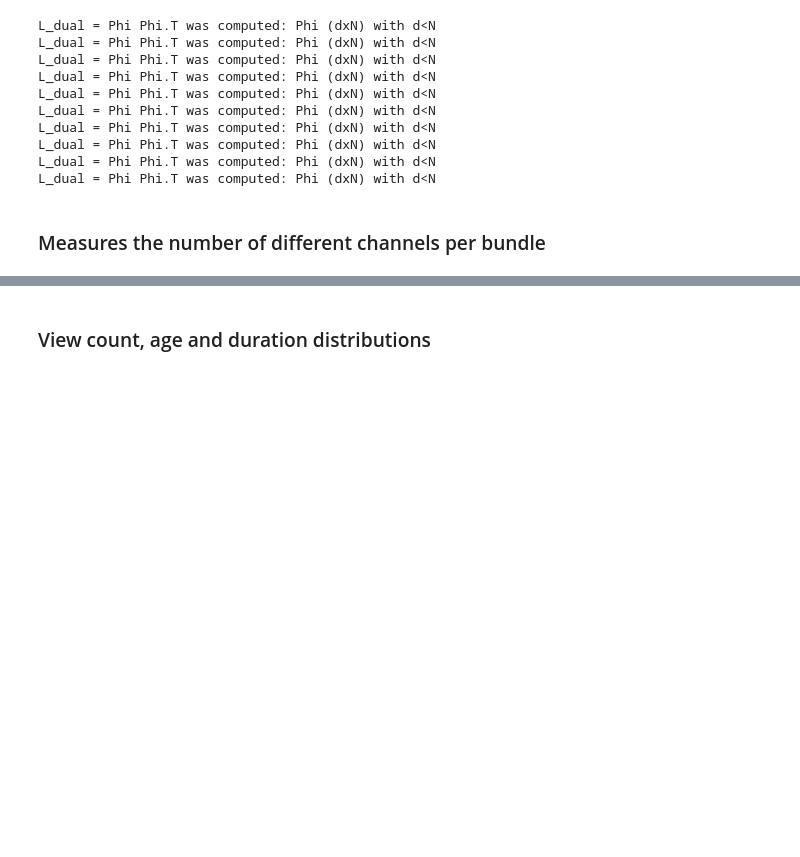
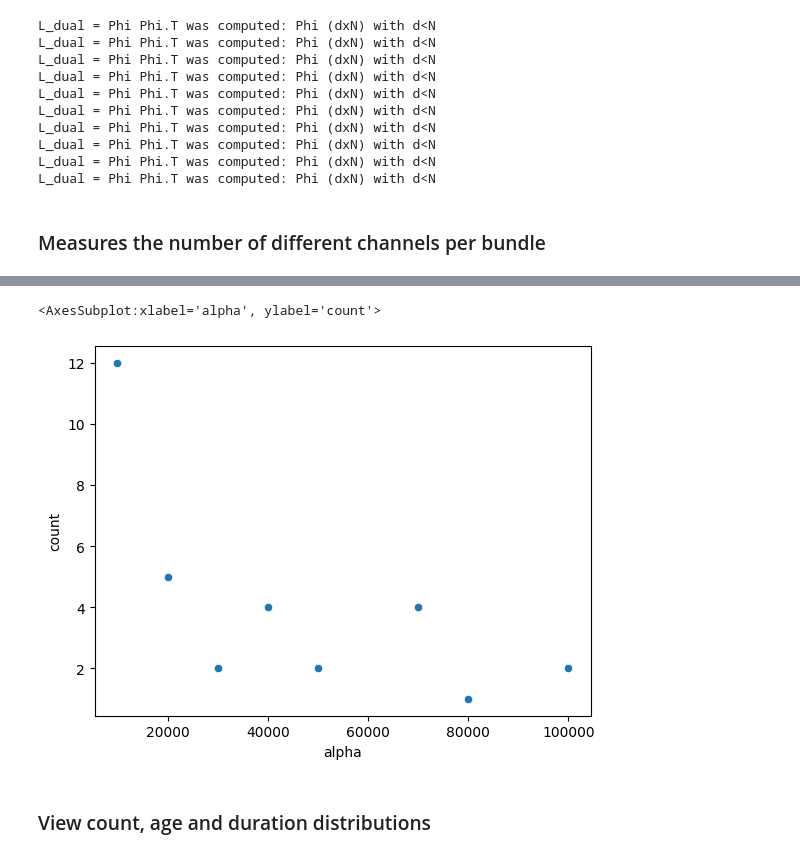
Before and after one commit to ArfyK/tournesol-dpp, a Jupyter notebook: bundle_statistics.ipynb, the cells around one changed output, grey strips where cells are left out. Saved outputs shown, nothing was run; the diff lists cells and outputs as text; code cells hidden in the pictures; blank space fills up the shorter version.

```diff
--- a/bundle_statistics.ipynb
+++ b/bundle_statistics.ipynb
@@ -83,3 +83,11 @@ import matplotlib.pyplot as plt
+# %%
+n_channel_value_counts = n_channel.value_counts()
+sns.scatterplot(
+    data=n_channel_value_counts.loc[n_channel_value_counts.index.get_loc(3)].droplevel(0),
+)
+# %% [output]
+<AxesSubplot:xlabel='alpha', ylabel='count'>
+[figure, added]
 # %% [markdown]
 ### View count, age and duration distributions
 # %%
```
Also changed, not shown: parts of 2 cells of this notebook.
